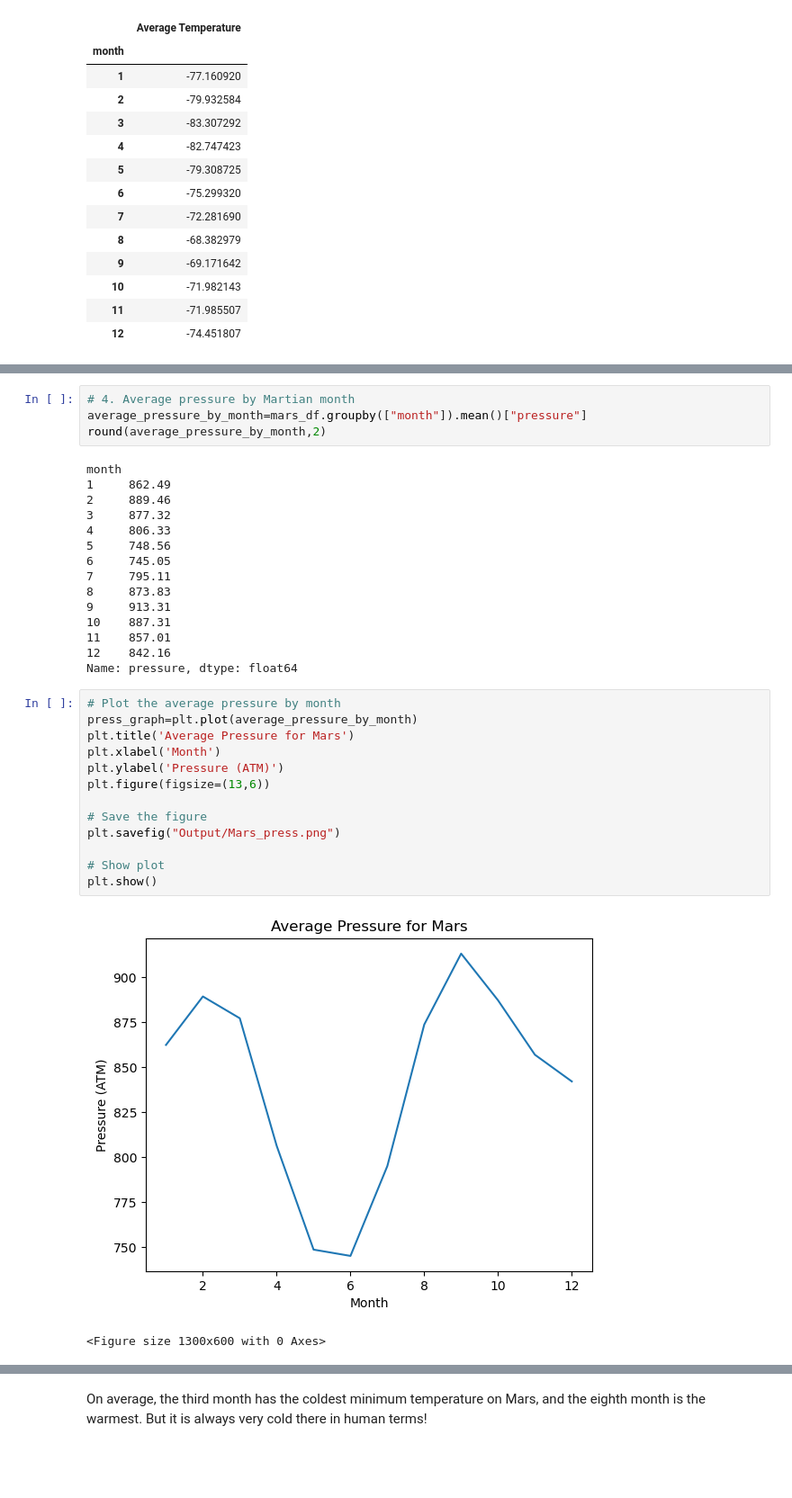
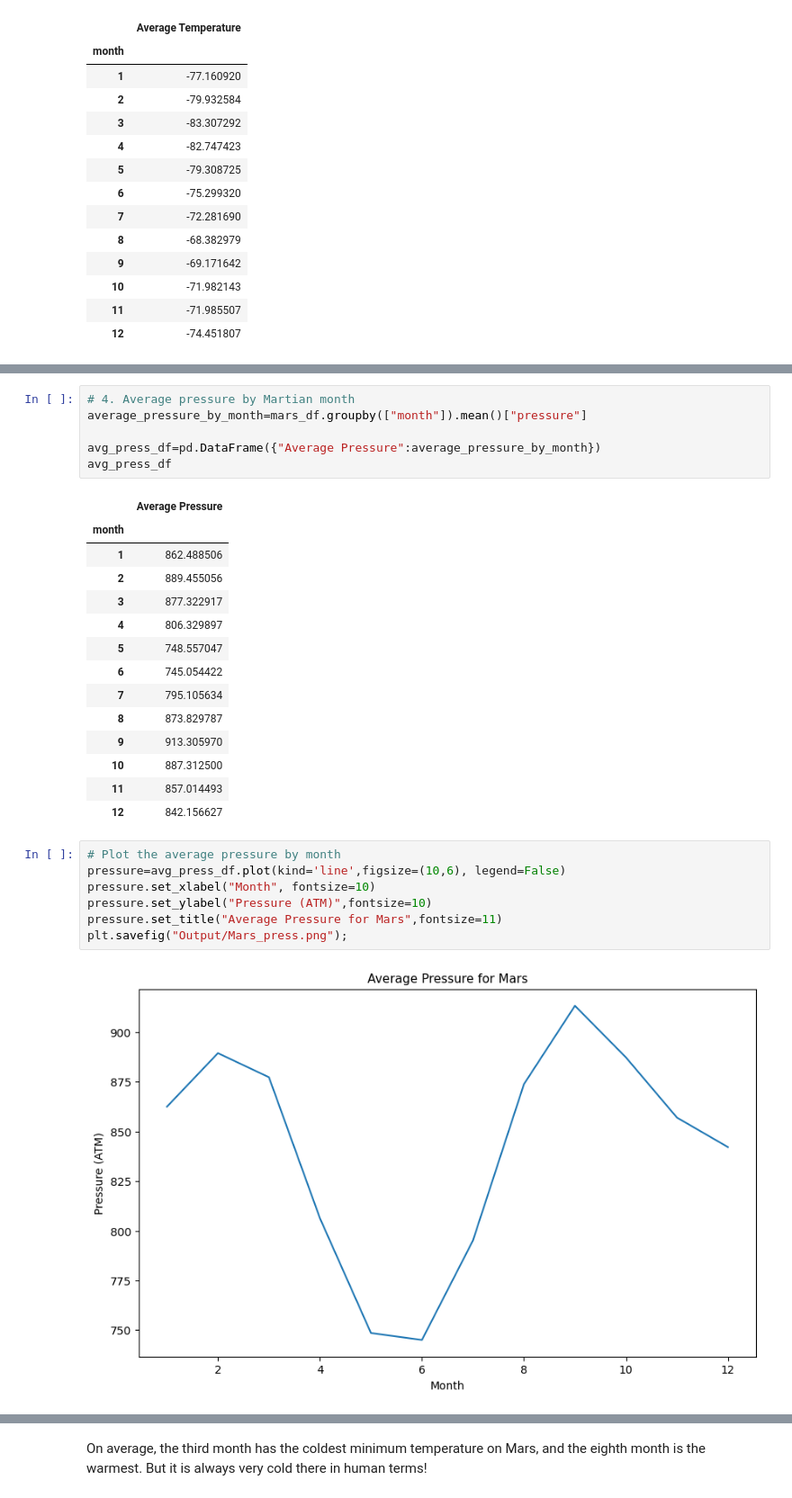
Before and after one commit to Clauym/data-collection, a Jupyter notebook: part_2_mars_weather.ipynb, the cells around one changed output, grey strips where cells are left out. Shown at 90% size. Cells and saved outputs as stored; diff of their text form; blank space fills up the shorter version.

```diff
--- a/part_2_mars_weather.ipynb
+++ b/part_2_mars_weather.ipynb
@@ -225,35 +221,30 @@ The coldest month is number 8 with an average temperature of -68.38
 # %%
 # 4. Average pressure by Martian month
 average_pressure_by_month=mars_df.groupby(["month"]).mean()["pressure"]
-round(average_pressure_by_month,2)
+
+avg_press_df=pd.DataFrame({"Average Pressure":average_pressure_by_month})
+avg_press_df
 # %% [output]
-month
-1     862.49
-2     889.46
-3     877.32
-4     806.33
-5     748.56
-6     745.05
-7     795.11
-8     873.83
-9     913.31
-10    887.31
-11    857.01
-12    842.16
-Name: pressure, dtype: float64
+|  | Average Pressure |
+| month |  |
+| 1 | 862.488506 |
+| 2 | 889.455056 |
+| 3 | 877.322917 |
+| 4 | 806.329897 |
+| 5 | 748.557047 |
+| 6 | 745.054422 |
+| 7 | 795.105634 |
+| 8 | 873.829787 |
+| 9 | 913.305970 |
+| 10 | 887.312500 |
+| 11 | 857.014493 |
+| 12 | 842.156627 |
-# %%
-# Plot the average pressure by month
-press_graph=plt.plot(average_pressure_by_month)
-plt.title('Average Pressure for Mars')
-plt.xlabel('Month')
-plt.ylabel('Pressure (ATM)')
-plt.figure(figsize=(13,6))
-
-# Save the figure
-plt.savefig("Output/Mars_press.png")
-
-# Show plot
-plt.show()
-# %% [output]
-[figure, removed]
-<Figure size 1300x600 with 0 Axes>
+# %%
+# Plot the average pressure by month
+pressure=avg_press_df.plot(kind='line',figsize=(10,6), legend=False)
+pressure.set_xlabel("Month", fontsize=10)
+pressure.set_ylabel("Pressure (ATM)",fontsize=10)
+pressure.set_title("Average Pressure for Mars",fontsize=11)
+plt.savefig("Output/Mars_press.png");
+# %% [output]
+[figure, added]
```
Also changed, not shown: parts of 9 cells of this notebook, 8 other files.
